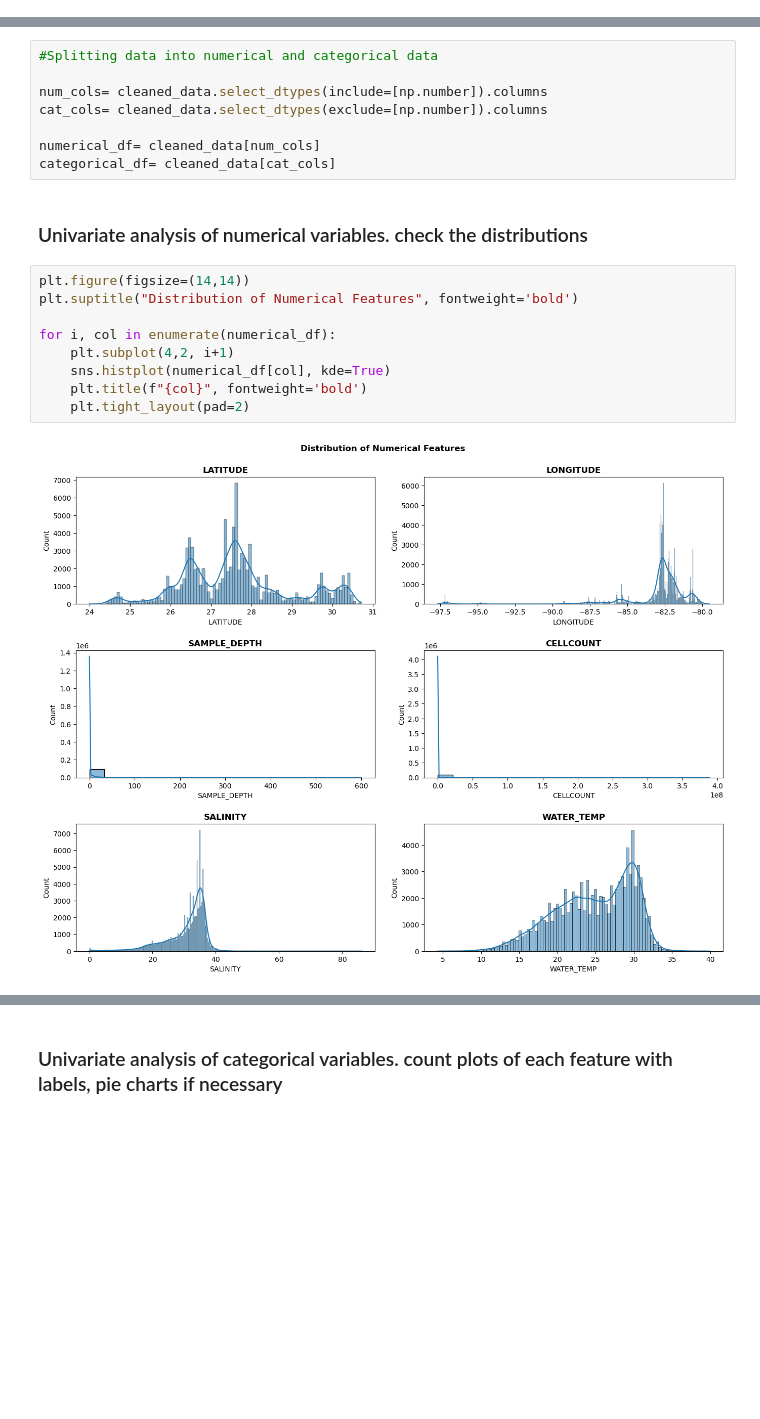
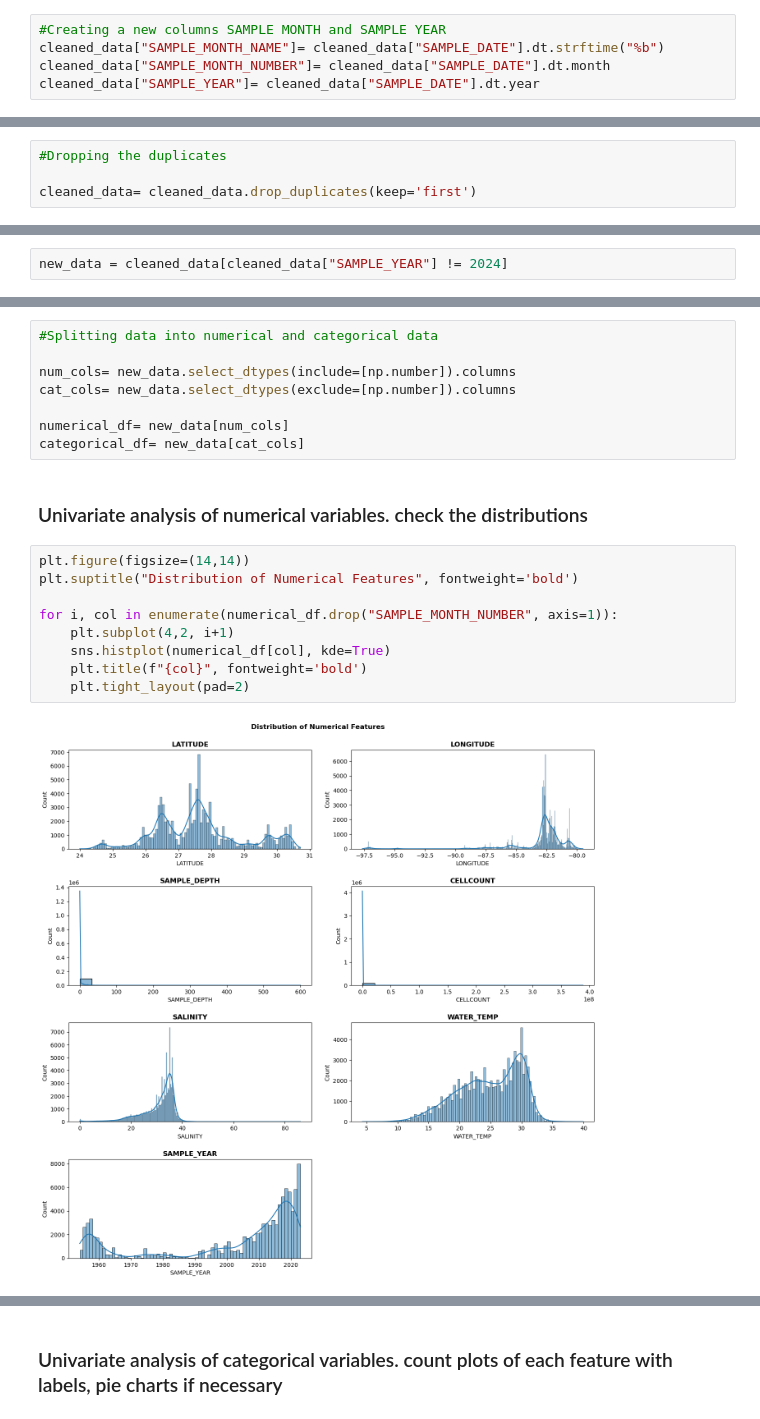
Before and after one commit to btokoli/Spotting-the-Unseen-Anomaly-Detection-in-Water-Quality-for-Early-Algal-Bloom-Warnings, a Jupyter notebook: analysis.ipynb, the cells around one changed output, grey strips where cells are left out. Cells and saved outputs as stored; diff of their text form; blank space fills up the shorter version.

```diff
--- a/analysis.ipynb
+++ b/analysis.ipynb
@@ -408,3 +408,8 @@ cleaned_data.describe().T
 | CELLCOUNT | 96260.0 | 86904.350914 | 0.0 | 0.0 | 0.0 | 0.0 | 388400000.0 | 1924648.55532 |
 | SALINITY | 96260.0 | 30.725678 | 0.02 | 28.1 | 33.0 | 35.04 | 86.0 | 6.664326 |
 | WATER_TEMP | 96260.0 | 24.767301 | 4.32 | 21.0 | 25.4 | 29.1 | 39.9 | 5.058842 |
+# %%
+#Creating a new columns SAMPLE MONTH and SAMPLE YEAR
+cleaned_data["SAMPLE_MONTH_NAME"]= cleaned_data["SAMPLE_DATE"].dt.strftime("%b")
+cleaned_data["SAMPLE_MONTH_NUMBER"]= cleaned_data["SAMPLE_DATE"].dt.month
+cleaned_data["SAMPLE_YEAR"]= cleaned_data["SAMPLE_DATE"].dt.year
@@ -410,0 +435,4 @@ cleaned_data.describe().T
+# %%
+#Dropping the duplicates
+
+cleaned_data= cleaned_data.drop_duplicates(keep='first')
@@ -410,0 +479,2 @@ cleaned_data.describe().T
+# %%
+new_data = cleaned_data[cleaned_data["SAMPLE_YEAR"] != 2024]
@@ -411,21 +497,21 @@ cleaned_data.describe().T
 # %%
 #Splitting data into numerical and categorical data
 
-num_cols= cleaned_data.select_dtypes(include=[np.number]).columns
-cat_cols= cleaned_data.select_dtypes(exclude=[np.number]).columns
+num_cols= new_data.select_dtypes(include=[np.number]).columns
+cat_cols= new_data.select_dtypes(exclude=[np.number]).columns
 
-numerical_df= cleaned_data[num_cols]
-categorical_df= cleaned_data[cat_cols]
+numerical_df= new_data[num_cols]
+categorical_df= new_data[cat_cols]
 # %% [markdown]
 ### Univariate analysis of numerical variables. check the distributions
 # %%
 plt.figure(figsize=(14,14))
 plt.suptitle("Distribution of Numerical Features", fontweight='bold')
 
-for i, col in enumerate(numerical_df):
+for i, col in enumerate(numerical_df.drop("SAMPLE_MONTH_NUMBER", axis=1)):
     plt.subplot(4,2, i+1)
     sns.histplot(numerical_df[col], kde=True)
     plt.title(f"{col}", fontweight='bold')
     plt.tight_layout(pad=2)
 # %% [output]
-[figure, old version]
+[figure, new version]
```
Also changed, not shown: parts of 16 cells of this notebook.
